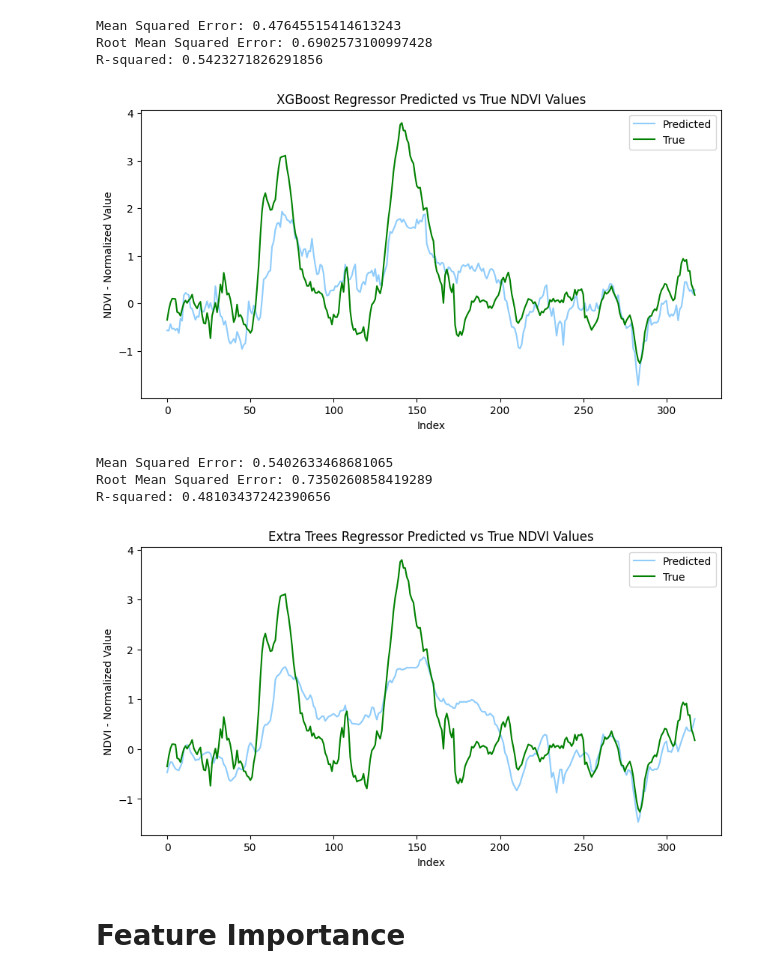
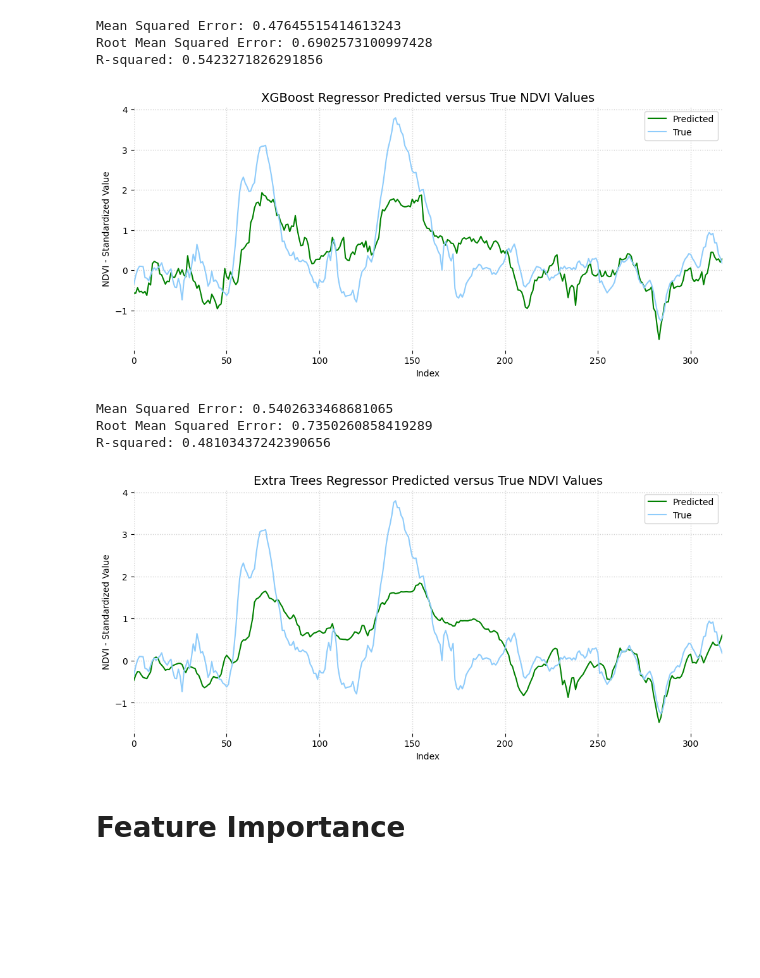
Before and after one commit to anniebritton/Ecological-Drought-ML-Modeling, a Jupyter notebook: NDVI_Modeling.ipynb, the cells around one changed output. Drawn from its saved outputs; the diff is of its cells as text; code cells hidden in the pictures; blank space fills up the shorter version.

```diff
--- a/NDVI_Modeling.ipynb
+++ b/NDVI_Modeling.ipynb
@@ -516,25 +491,37 @@ Mean Squared Error: 0.47645515414613243
 Root Mean Squared Error: 0.6902573100997428
 R-squared: 0.5423271826291856
 # %%
-# Set figure size to (10, 5) inches
-plt.figure(figsize=(10, 5))
+# Set figure size
+plt.figure(figsize=(12, 5))
 
 # Plot the predicted values  in blue
-plt.plot(xg_y_pred, label='Predicted', color='#8fccfb')
+plt.plot(xg_y_pred, label='Predicted', color='green')
 
 # Plot the true values (`y_test`) in red
-plt.plot(y_test, label='True', color='green')
+plt.plot(y_test, label='True', color='#8fccfb')
+
+# Set x-axis limit to start and stop with the data
+plt.xlim(0, len(xg_y_pred)-1)
 
 # Add labels and legend
 plt.xlabel('Index')
-plt.ylabel('NDVI - Normalized Value')
-plt.title("XGBoost Regressor Predicted vs True NDVI Values")
+plt.ylabel('NDVI - Standardized Value')
+plt.title("XGBoost Regressor Predicted versus True NDVI Values", fontsize=14)
 plt.legend()
+
+# Remove the border around the plot
+plt.box(False)
+
+# Set the grid to be drawn below the bars
+plt.gca().set_axisbelow(True)
+
+# Add a light grid in the background
+plt.grid(color='lightgray', linestyle=':', linewidth=1)
 
 # Show the plot
 plt.show()
 # %% [output]
-[figure, old version]
+[figure, new version]
 # %%
 # # ETR
 # # Define the ExtraTreesRegressor model
@@ -570,25 +557,37 @@ Mean Squared Error: 0.5402633468681065
 Root Mean Squared Error: 0.7350260858419289
 R-squared: 0.48103437242390656
 # %%
-# Set figure size to (10, 5) inches
-plt.figure(figsize=(10, 5))
+# Set figure size
+plt.figure(figsize=(12, 5))
 
 # Plot the predicted values (`y_pred`) in blue
-plt.plot(et_y_pred, label='Predicted', color='#8fccfb')
+plt.plot(et_y_pred, label='Predicted', color='green')
 
 # Plot the true values (`y_test`) in red
-plt.plot(y_test, label='True', color='green')
+plt.plot(y_test, label='True', color='#8fccfb')
+
+# Set x-axis limit to start and stop with the data
+plt.xlim(0, len(et_y_pred)-1)
 
 # Add labels and legend
 plt.xlabel('Index')
-plt.ylabel('NDVI - Normalized Value')
-plt.title("Extra Trees Regressor Predicted vs True NDVI Values")
+plt.ylabel('NDVI - Standardized Value')
+plt.title("Extra Trees Regressor Predicted versus True NDVI Values", fontsize=14)
 plt.legend()
+
+# Remove the border around the plot
+plt.box(False)
+
+# Set the grid to be drawn below the bars
+plt.gca().set_axisbelow(True)
+
+# Add a light grid in the background
+plt.grid(color='lightgray', linestyle=':', linewidth=1)
 
 # Show the plot
 plt.show()
 # %% [output]
-[figure, old version]
+[figure, new version]
 # %% [markdown]
 # **Feature Importance**
 # %%
```
Also changed, not shown: parts of 18 cells of this notebook.
